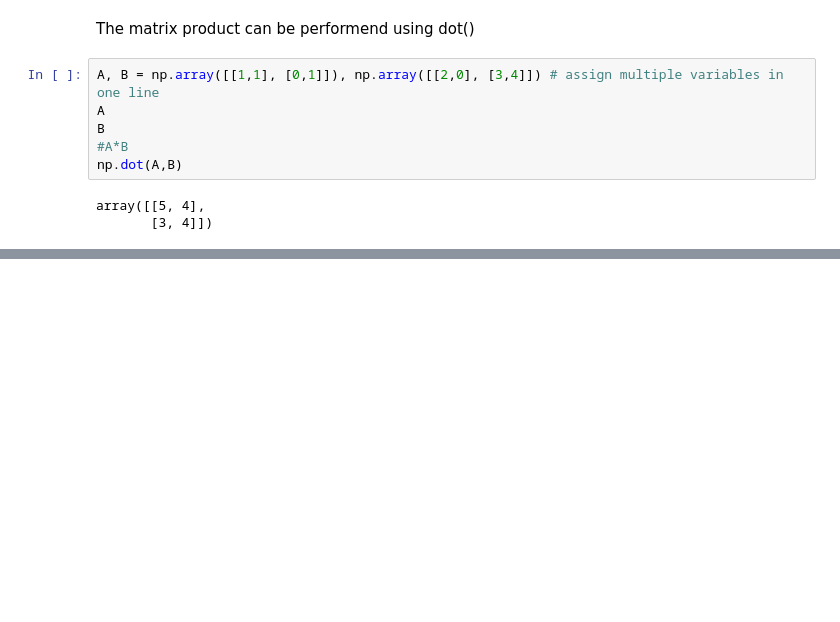
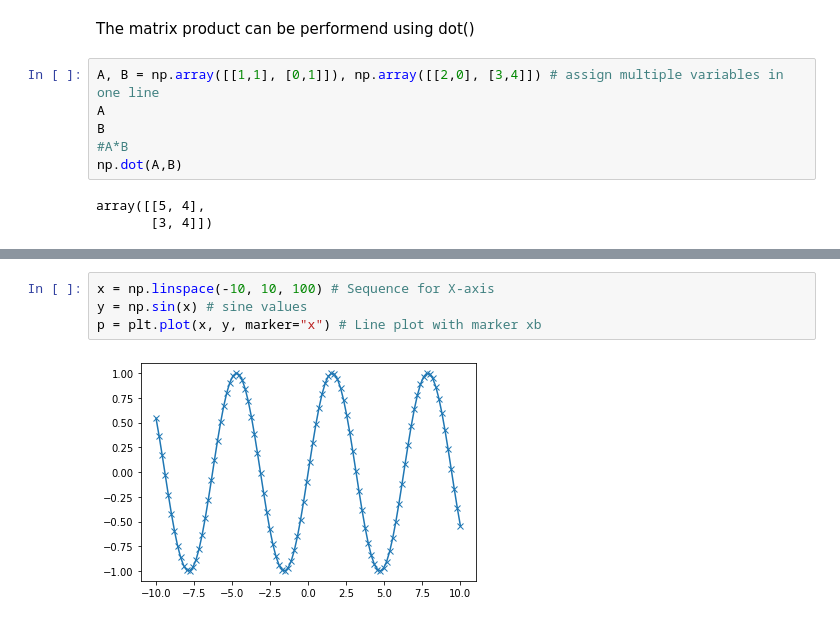
Before and after one commit to manhhung20033/manhhung20033, a Jupyter notebook: Learn_Python.ipynb, the cells around one changed output, grey strips where cells are left out. Saved outputs shown, nothing was run; the diff lists cells and outputs as text; blank space fills up the shorter version.

```diff
--- a/Learn_Python.ipynb
+++ b/Learn_Python.ipynb
@@ -394,0 +963,6 @@ array([[5, 4],
+# %%
+x = np.linspace(-10, 10, 100) # Sequence for X-axis
+y = np.sin(x) # sine values
+p = plt.plot(x, y, marker="x") # Line plot with marker xb
+# %% [output]
+[figure, added]
```
Also changed, not shown: parts of 101 cells of this notebook.
